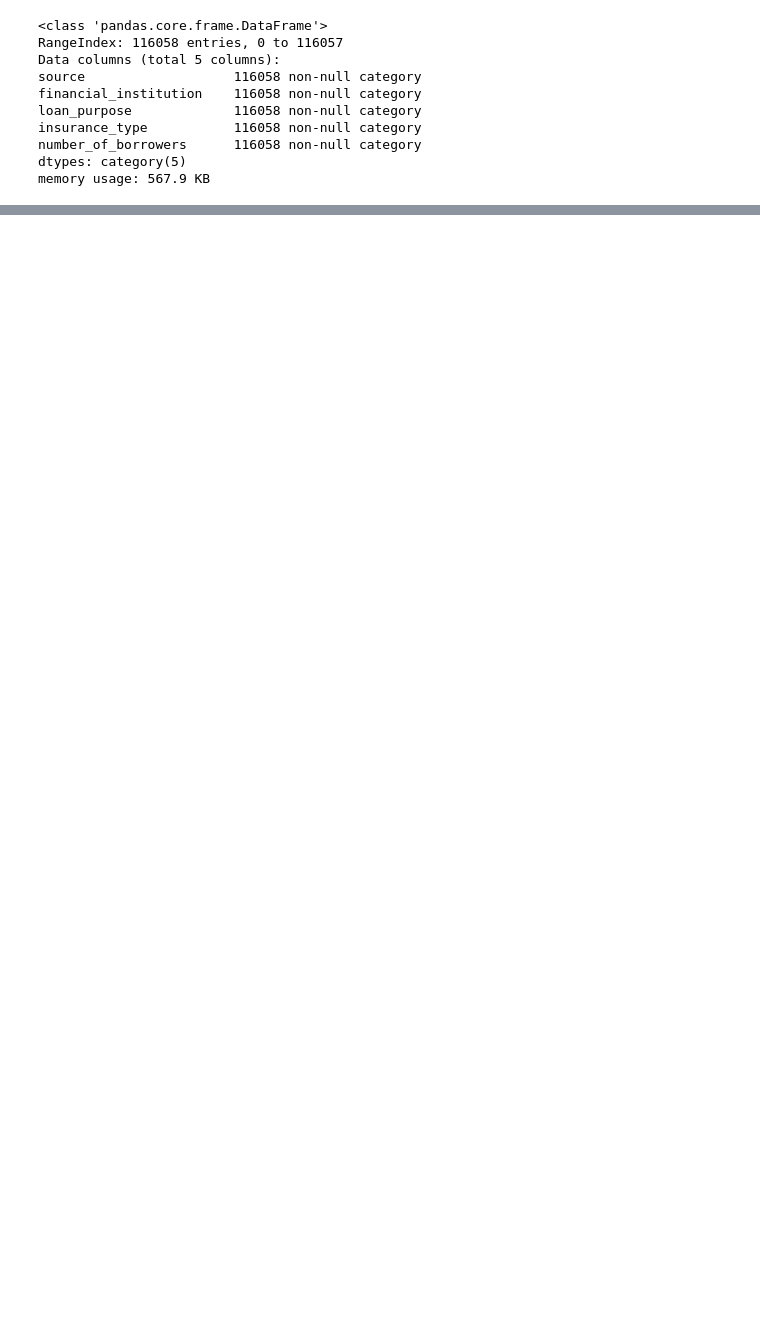
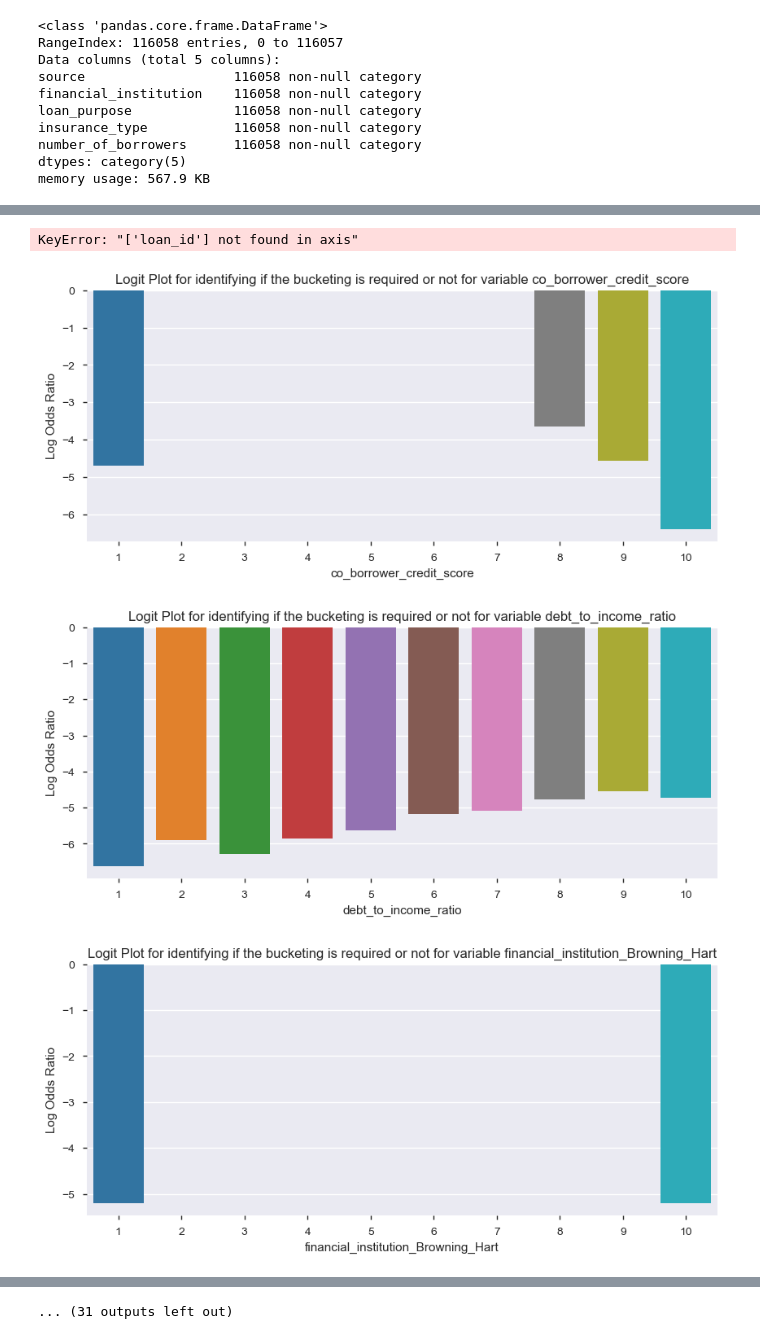
Before and after one commit to devarun07/Analytix, a Jupyter notebook: Hackathon/Hackathon.ipynb, the cells around one changed output, grey strips where cells are left out. Cells and saved outputs as stored; diff of their text form; code cells hidden in the pictures; blank space fills up the shorter version.

```diff
--- a/Hackathon/Hackathon.ipynb
+++ b/Hackathon/Hackathon.ipynb
@@ -234,0 +258,3 @@ ValueError: could not convert string to float: 'A23'
+# %%
+data_new = pd.concat([data_num,data_cat_new,data_ord],axis=1)
+data_new.info()
@@ -234,0 +279,5 @@ ValueError: could not convert string to float: 'A23'
+# %%
+# data_new.rename(columns={'co-borrower_credit_score': 'co_borrower_credit_score'},inplace=True)
+data_new.columns = [var.strip().replace('-','_') for var in data_new.columns]
+data_new.columns = [var.strip().replace(' ','_') for var in data_new.columns]
+data_new.columns = [var.strip().replace(',','_') for var in data_new.columns]
@@ -234,0 +320,3 @@ ValueError: could not convert string to float: 'A23'
+# %%
+data_new.drop(columns=['borrower_credit_score'],inplace=True)
+#High correlation with
@@ -234,0 +335,17 @@ ValueError: could not convert string to float: 'A23'
+# %%
+data_new.drop(columns=['loan_id'],inplace=True)
+# %% [output]
+KeyError: "['loan_id'] not found in axis"
+# %%
+for feature in data_new.columns.difference(['m13']):
+    binned = pd.cut(data_new[feature],bins=10, labels=list(range(1,11)))
+    odds = data_new.groupby(binned)['m13'].sum() / (data_new.groupby(binned)['m13'].count()-data_new.groupby(binned)['m13'].sum())
+    log_odds = np.log(odds)
+    fig,axes = plt.subplots(figsize=(10,4))
+    sns.barplot(x=log_odds.index,y=log_odds)
+    plt.ylabel('Log Odds Ratio')
+    plt.title(str('Logit Plot for identifying if the bucketing is required or not for variable ') + str(feature))
+# %% [output]
+[figure, added]
+[figure, added]
+[figure, added]
@@ -234,0 +361 @@ ValueError: could not convert string to float: 'A23'
+... (31 outputs left out)
```
Also changed, not shown: parts of 21 cells of this notebook, 1 other file.
